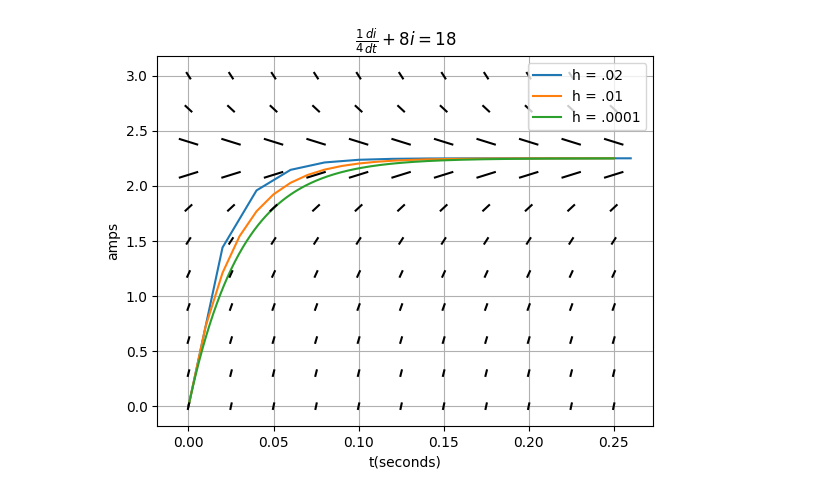
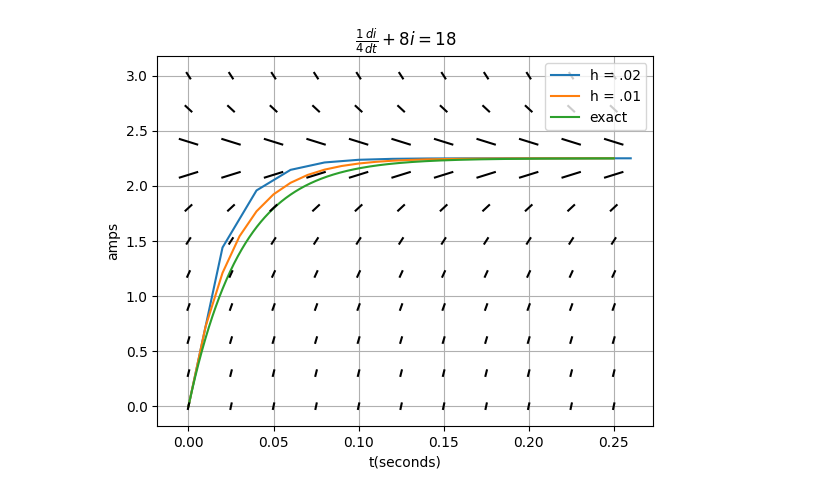
Before and after one commit to Anandamide/RL-circuit, a Jupyter notebook: Diffeq_Module1_Exploration.ipynb, the cells around one changed output. Drawn from its saved outputs; the diff is of its cells as text; code cells hidden in the pictures.

```diff
--- a/Diffeq_Module1_Exploration.ipynb
+++ b/Diffeq_Module1_Exploration.ipynb
@@ -55,18 +55,20 @@ def slope_field(fn, x1, x2, y1, y2, h, d, ax):
 # %%
 fig, ax = plt.subplots()
 ax.set(xlabel='t(seconds)',ylabel='amps',title=r'$\frac{1}{4}\frac{di}{dt}+8i=18$')
 ax.grid()
 
 fn = lambda t, i : 72-32*i
+ex = lambda t, i :9/4-(9/4)*math.e**(-32*t)
+t = np.linspace(0,0.25,1000)
 
 plot_euler(fn, 0, 0, .02, 0.25, ax, "h = .02")
 plot_euler(fn, 0, 0, .01, 0.25, ax, "h = .01")
-plot_euler(fn, 0, 0, .0001, 0.25, ax, "h = .0001")
+ax.plot(t,ex(t,0),label="exact")
 slope_field(fn, 0, 0.25, 0, 3, .05, .025, ax)
 ax.legend()
 fig.savefig("plot.png")
 # %% [output]
-[figure, old version]
+[figure, new version]
 # %%
 euler(fn, 0, 0, .02, 0.25)
 # %% [output]
```
